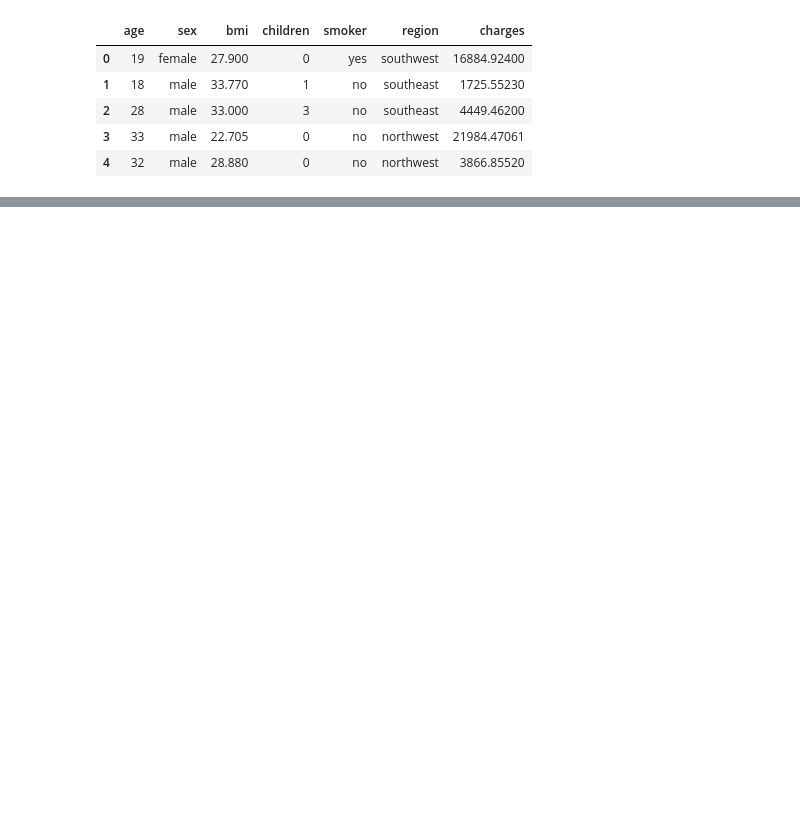
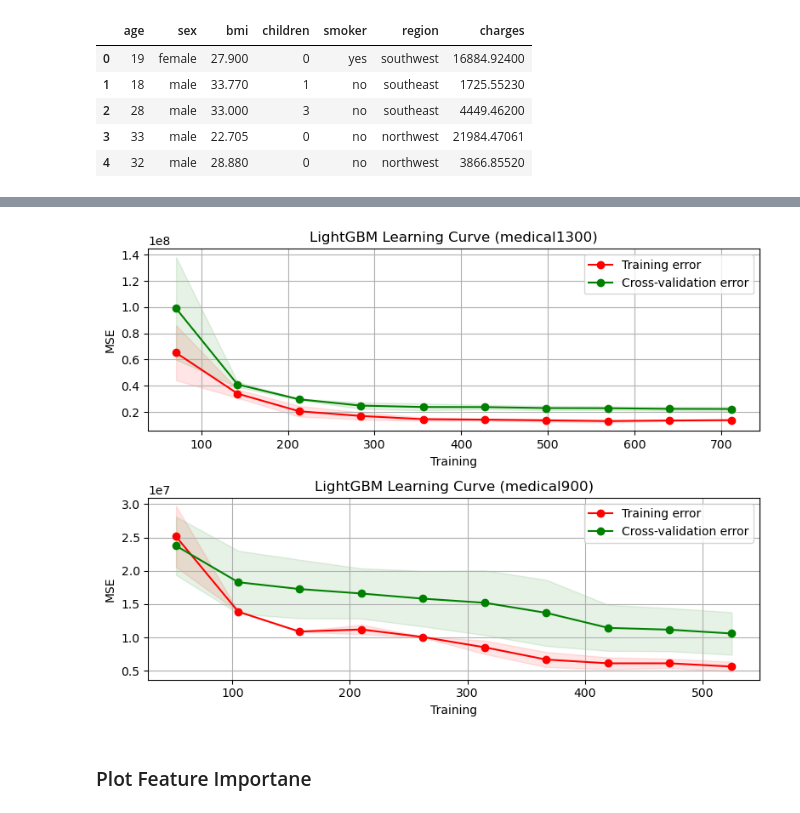
Before and after one commit to rizkyyusfian/Healthcare_Cost_Prediction, a Jupyter notebook: main.ipynb, the cells around one changed output, grey strips where cells are left out. Drawn from its saved outputs; the diff is of its cells as text; code cells hidden in the pictures; blank space fills up the shorter version.

```diff
--- a/main.ipynb
+++ b/main.ipynb
@@ -251,0 +63,3 @@ Baseline Root Mean Squared Error (RMSE): 10428.199030100852
+# %%
+medical900 = df_900.copy()
+medical1300 = df_1300.copy()
@@ -251,0 +189,8 @@ Baseline Root Mean Squared Error (RMSE): 10428.199030100852
+# %%
+# Retrieve the best models from GridSearchCV for medical1300 & medical900 dataset
+lgbm_best_1300 = LGBMRegressor(**lgbm_results_1300['Best Params'])
+lgbm_best_900 = LGBMRegressor(**lgbm_results_900['Best Params'])
+
+# Fit models with the best hyperparameters for medical1300 and medical900 dataset
+lgbm_best_1300.fit(X_train_1300, y_train_1300)
+lgbm_best_900.fit(X_train_900, y_train_900)
@@ -251,0 +212,43 @@ Baseline Root Mean Squared Error (RMSE): 10428.199030100852
+# %%
+# Function to plot learning curves
+def plot_learning_curve(estimator, X, y, title):
+    train_sizes, train_scores, test_scores = learning_curve(estimator, X, y, cv=3, scoring='neg_mean_squared_error', n_jobs=-1, train_sizes=np.linspace(0.1, 1.0, 10), random_state=42)
+
+    train_scores_mean = -train_scores.mean(axis=1)
+    train_scores_std = train_scores.std(axis=1)
+    test_scores_mean = -test_scores.mean(axis=1)
+    test_scores_std = test_scores.std(axis=1)
+
+    plt.title(title)
+    plt.xlabel("Training")
+    plt.ylabel("MSE")
+    plt.grid()
+
+    plt.fill_between(train_sizes, train_scores_mean - train_scores_std,
+                     train_scores_mean + train_scores_std, alpha=0.1,
+                     color="r")
+    plt.fill_between(train_sizes, test_scores_mean - test_scores_std,
+                     test_scores_mean + test_scores_std, alpha=0.1, color="g")
+    plt.plot(train_sizes, train_scores_mean, 'o-', color="r",
+             label="Training error")
+    plt.plot(train_sizes, test_scores_mean, 'o-', color="g",
+             label="Cross-validation error")
+
+    plt.legend(loc="best")
+    return plt
+
+plt.figure(figsize=(8, 6))
+# Plot learning curves for each model on the medical1300 dataset
+plt.subplot(2,1,1)
+plot_learning_curve(lgbm_best_1300, X_train_1300, y_train_1300, "LightGBM Learning Curve (medical1300)")
+
+# Plot learning curves for each model on the medical900 dataset
+plt.subplot(2,1,2)
+plot_learning_curve(lgbm_best_900, X_train_900, y_train_900, "LightGBM Learning Curve (medical900)")
+
+plt.tight_layout()
+plt.show()
+# %% [output]
+[figure, added]
+# %% [markdown]
+### Plot Feature Importane
```
Also changed, not shown: parts of 45 cells of this notebook, 1 other file.
